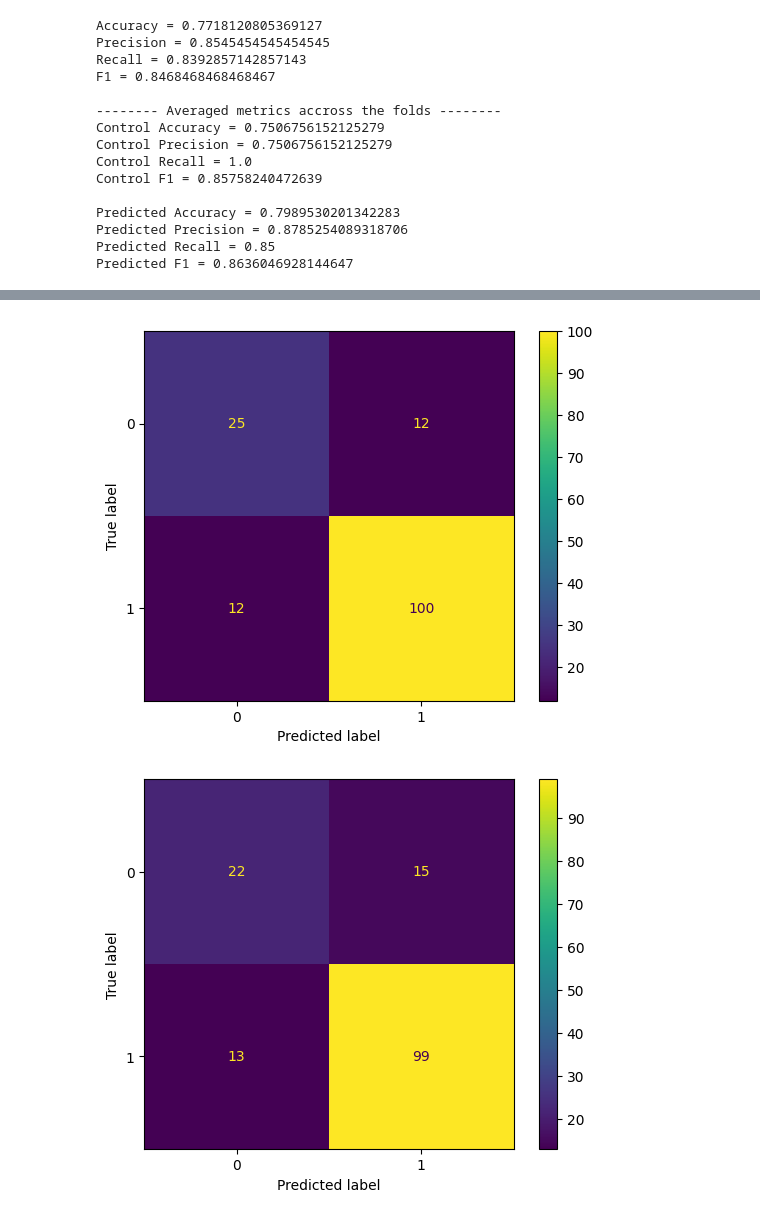
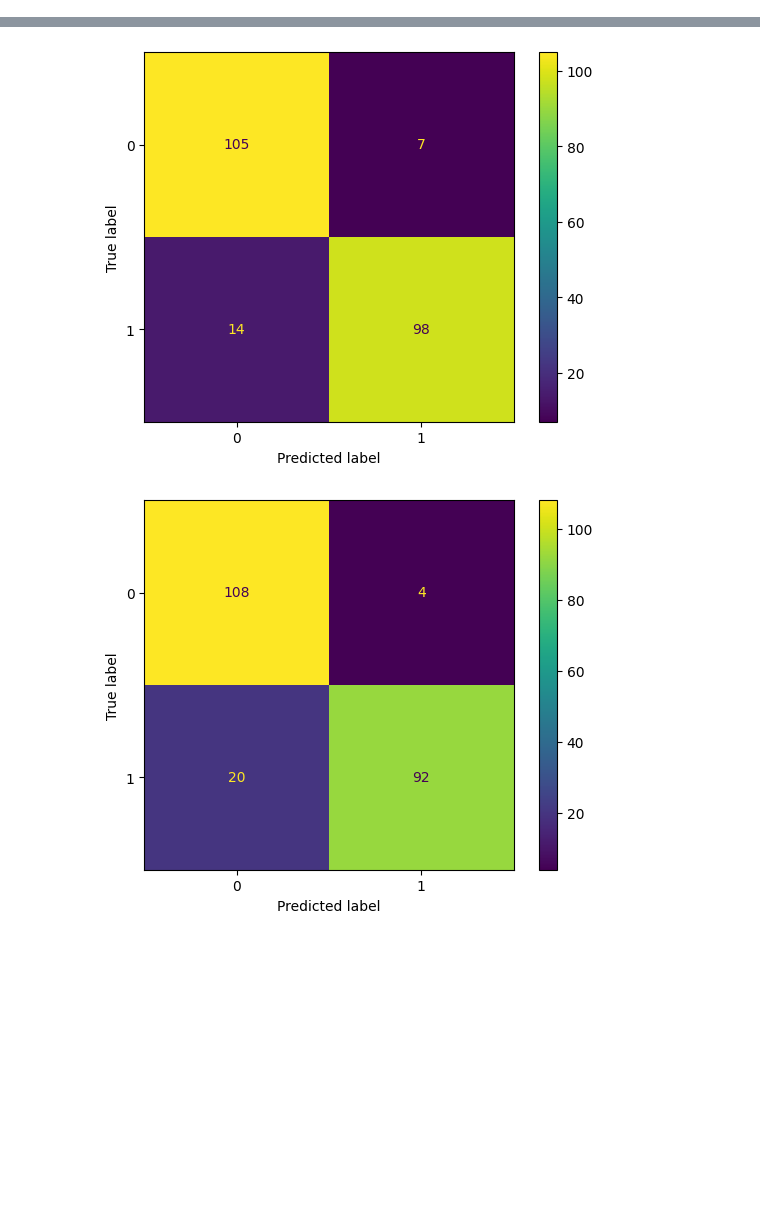
Before and after one commit to cgpayne/parkinsons_audetector, a Jupyter notebook: notebooks/logistic_regression.ipynb, the cells around one changed output, grey strips where cells are left out. Drawn from its saved outputs; the diff is of its cells as text; code cells hidden in the pictures; blank space fills up the shorter version.

```diff
--- a/notebooks/logistic_regression.ipynb
+++ b/notebooks/logistic_regression.ipynb
@@ -128,7 +128,8 @@ def load_and_run(Kfolds: int, front_dir: str) -> None:
 # l2 norm performs worse than l1 norm, meaning feature selection is an issue
 
 # front_dir = '../data/split/pure/kfold'
-front_dir = '../data/split/outrmv/kfold'
+# front_dir = '../data/split/outrmv/kfold'
+front_dir = '../data/split/outrmv-balanced/kfold'
 
 load_and_run(Kfolds=5, front_dir=front_dir)
 # %% [output]
@@ -169,15 +152,0 @@ Control F1 = 0.8582375478927203
-Accuracy = 0.7718120805369127
-Precision = 0.8545454545454545
-Recall = 0.8392857142857143
-F1 = 0.8468468468468467
-
--------- Averaged metrics accross the folds --------
-Control Accuracy = 0.7506756152125279
-Control Precision = 0.7506756152125279
-Control Recall = 1.0
-Control F1 = 0.85758240472639
-
-Predicted Accuracy = 0.7989530201342283
-Predicted Precision = 0.8785254089318706
-Predicted Recall = 0.85
-Predicted F1 = 0.8636046928144647
@@ -185,2 +154,2 @@ Predicted F1 = 0.8636046928144647
-[figure, old version]
+[figure, new version]
-[figure, old version]
+[figure, new version]
```
Also changed, not shown: parts of 1 cell of this notebook, 3 other files.
